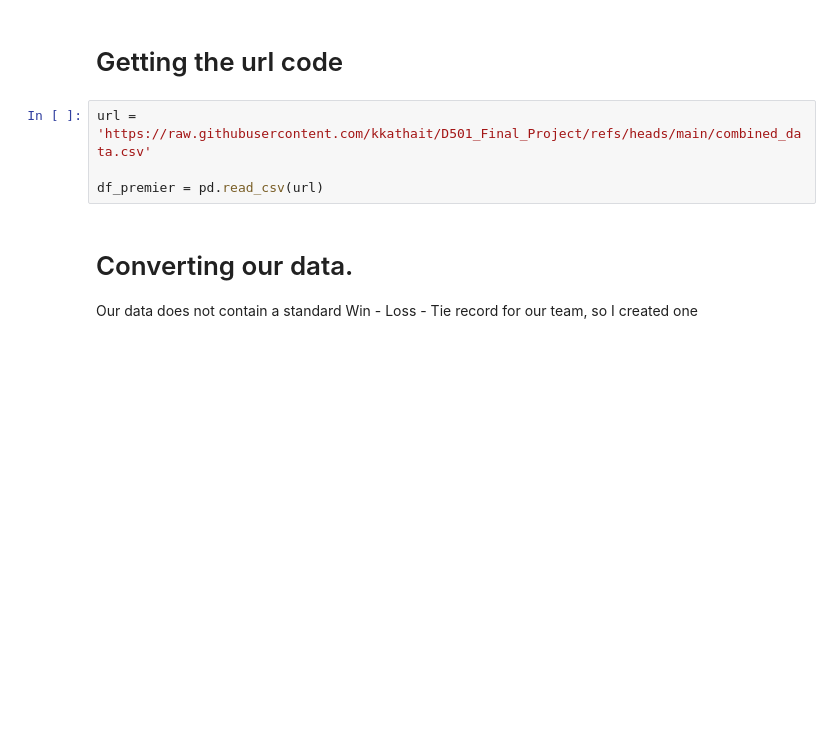
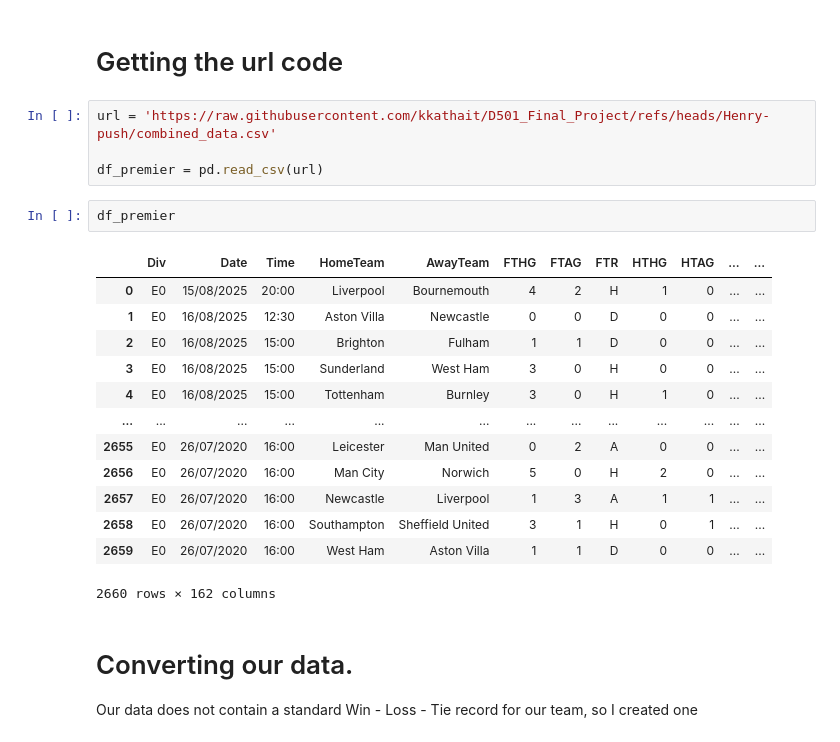
Before and after one commit to kkathait/D501_Final_Project, a Jupyter notebook: premier_data_vis.ipynb, the cells around one changed output. Cells and saved outputs as stored; diff of their text form; blank space fills up the shorter version.

```diff
--- a/premier_data_vis.ipynb
+++ b/premier_data_vis.ipynb
@@ -10,9 +10,25 @@ import seaborn as sns
 # %% [markdown]
 # Getting the url code
 # %%
-url = 'https://raw.githubusercontent.com/kkathait/D501_Final_Project/refs/heads/main/combined_data.csv'
+url = 'https://raw.githubusercontent.com/kkathait/D501_Final_Project/refs/heads/Henry-push/combined_data.csv'
 
 df_premier = pd.read_csv(url)
+# %%
+df_premier
+# %% [output]
+|  | Div | Date | Time | HomeTeam | AwayTeam | FTHG | FTAG | FTR | HTHG | HTAG | ... | ... |
+| 0 | E0 | 15/08/2025 | 20:00 | Liverpool | Bournemouth | 4 | 2 | H | 1 | 0 | ... | ... |
+| 1 | E0 | 16/08/2025 | 12:30 | Aston Villa | Newcastle | 0 | 0 | D | 0 | 0 | ... | ... |
+| 2 | E0 | 16/08/2025 | 15:00 | Brighton | Fulham | 1 | 1 | D | 0 | 0 | ... | ... |
+| 3 | E0 | 16/08/2025 | 15:00 | Sunderland | West Ham | 3 | 0 | H | 0 | 0 | ... | ... |
+| 4 | E0 | 16/08/2025 | 15:00 | Tottenham | Burnley | 3 | 0 | H | 1 | 0 | ... | ... |
+| ... | ... | ... | ... | ... | ... | ... | ... | ... | ... | ... | ... | ... |
+| 2655 | E0 | 26/07/2020 | 16:00 | Leicester | Man United | 0 | 2 | A | 0 | 0 | ... | ... |
+| 2656 | E0 | 26/07/2020 | 16:00 | Man City | Norwich | 5 | 0 | H | 2 | 0 | ... | ... |
+| 2657 | E0 | 26/07/2020 | 16:00 | Newcastle | Liverpool | 1 | 3 | A | 1 | 1 | ... | ... |
+| 2658 | E0 | 26/07/2020 | 16:00 | Southampton | Sheffield United | 3 | 1 | H | 0 | 1 | ... | ... |
+| 2659 | E0 | 26/07/2020 | 16:00 | West Ham | Aston Villa | 1 | 1 | D | 0 | 0 | ... | ... |
+2660 rows × 162 columns
 # %% [markdown]
 # Converting our data.
 
```
Also changed, not shown: parts of 5 cells of this notebook.
